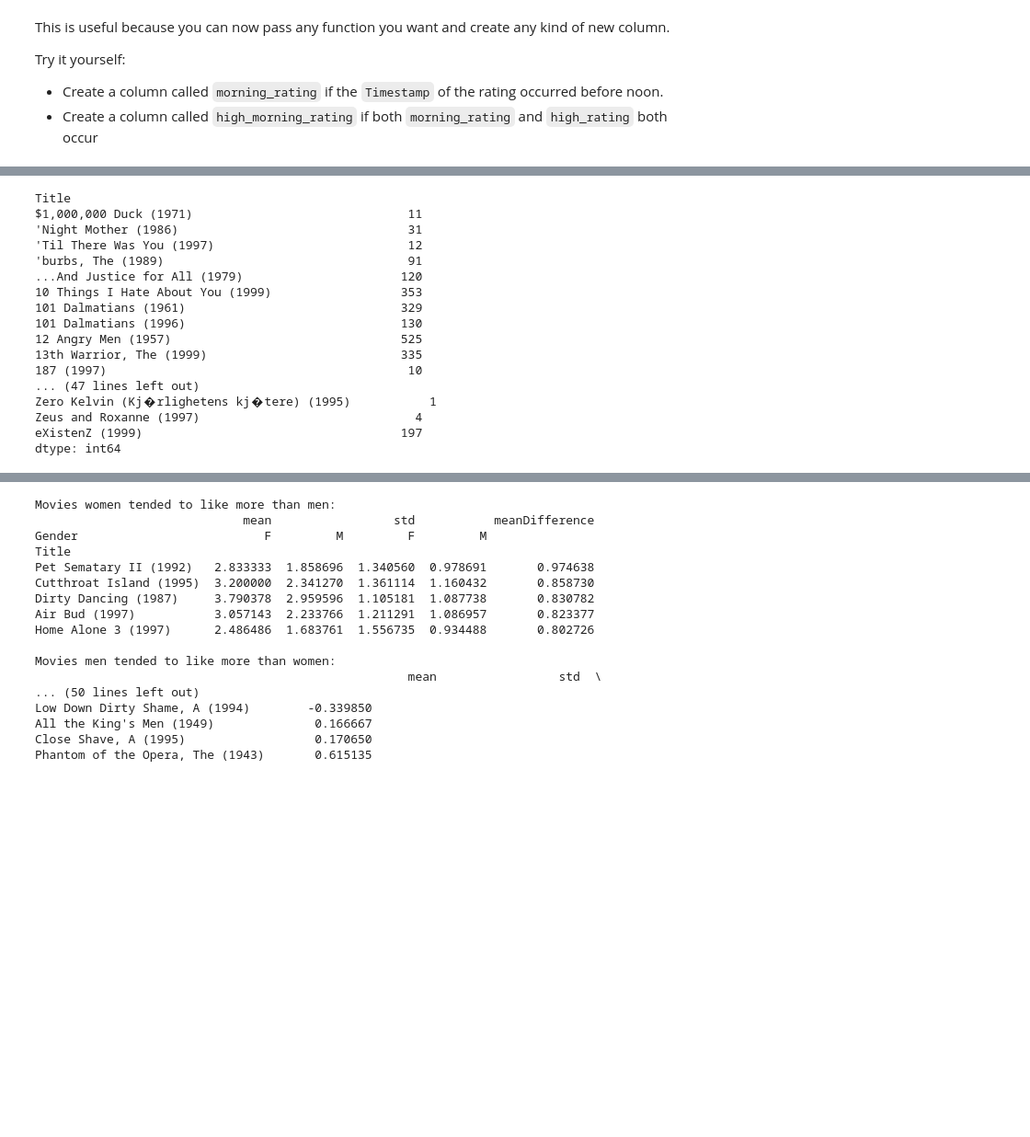
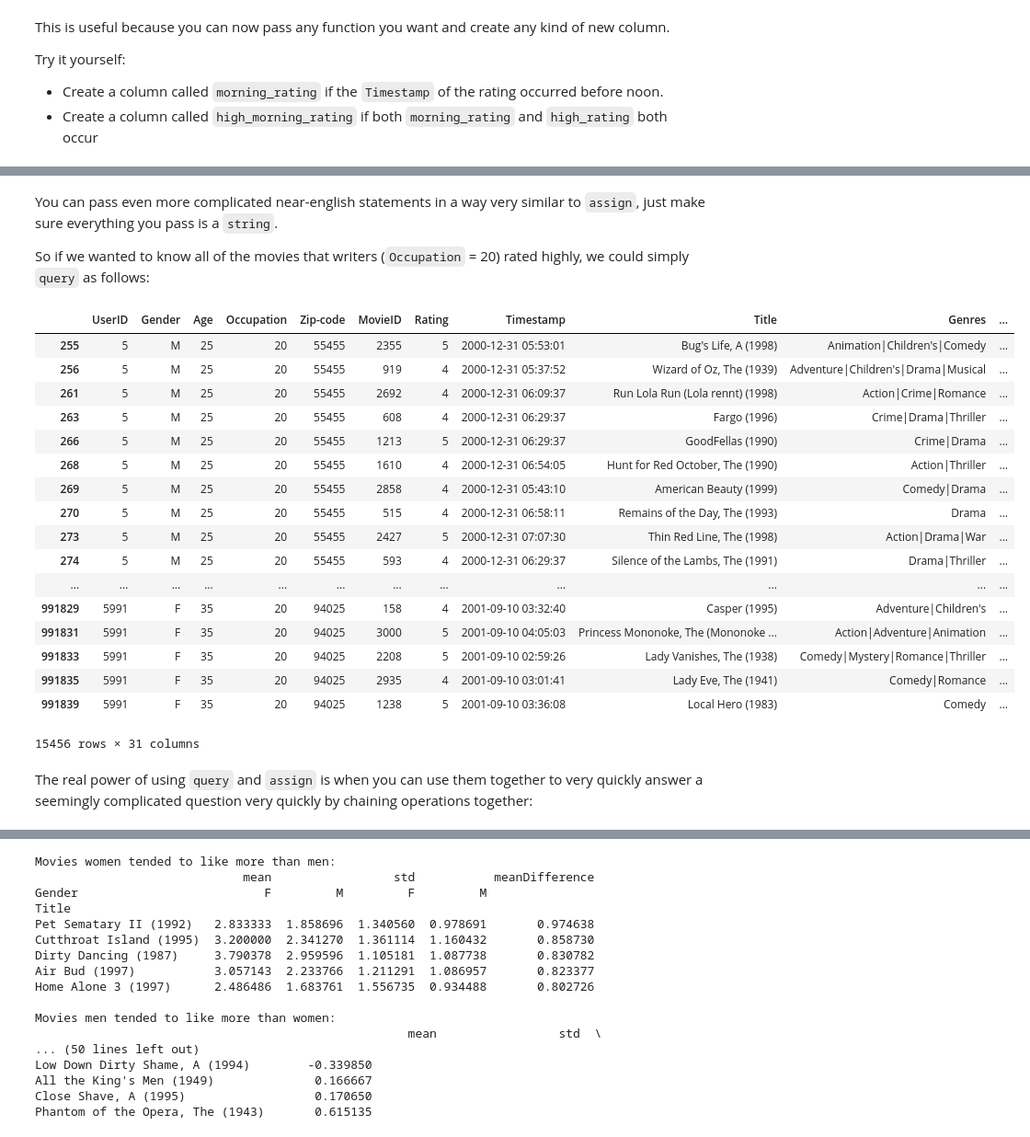
Before and after one commit to learn-co-students/intro-datascience-workshop-dumbo-web-080519, a Jupyter notebook: weekend2/lessons/Lesson 5 - Advanced data manipulation and an intro to ML using Pandas.ipynb, the cells around one changed output, grey strips where cells are left out. Shown: that part at 92% size. Cells and saved outputs as stored; diff of their text form; code cells hidden in the pictures; blank space fills up the shorter version.

```diff
--- a/weekend2/lessons/Lesson 5 - Advanced data manipulation and an intro to ML using Pandas.ipynb
+++ b/weekend2/lessons/Lesson 5 - Advanced data manipulation and an intro to ML using Pandas.ipynb
@@ -86,20 +86,27 @@ data.query("Rating < 2")
-# %%
-data.query("high_rating").groupby("Title").size()
-# %% [output]
-Title
-$1,000,000 Duck (1971)                              11
-'Night Mother (1986)                                31
-'Til There Was You (1997)                           12
-'burbs, The (1989)                                  91
-...And Justice for All (1979)                      120
-10 Things I Hate About You (1999)                  353
-101 Dalmatians (1961)                              329
-101 Dalmatians (1996)                              130
-12 Angry Men (1957)                                525
-13th Warrior, The (1999)                           335
-187 (1997)                                          10
-... (47 lines left out)
-Zero Kelvin (Kj�rlighetens kj�tere) (1995)           1
-Zeus and Roxanne (1997)                              4
-eXistenZ (1999)                                    197
-dtype: int64
+# %% [markdown]
+You can pass even more complicated near-english statements in a way very similar to `assign`, just make sure everything you pass is a `string`.
+
+So if we wanted to know all of the movies that writers (`Occupation` = 20) rated highly, we could simply `query` as follows:
+# %%
+data.query("Occupation == 20 & high_morning_rating")
+# %% [output]
+|  | UserID | Gender | Age | Occupation | Zip-code | MovieID | Rating | Timestamp | Title | Genres | ... |
+| 255 | 5 | M | 25 | 20 | 55455 | 2355 | 5 | 2000-12-31 05:53:01 | Bug's Life, A (1998) | Animation|Children's|Comedy | ... |
+| 256 | 5 | M | 25 | 20 | 55455 | 919 | 4 | 2000-12-31 05:37:52 | Wizard of Oz, The (1939) | Adventure|Children's|Drama|Musical | ... |
+| 261 | 5 | M | 25 | 20 | 55455 | 2692 | 4 | 2000-12-31 06:09:37 | Run Lola Run (Lola rennt) (1998) | Action|Crime|Romance | ... |
+| 263 | 5 | M | 25 | 20 | 55455 | 608 | 4 | 2000-12-31 06:29:37 | Fargo (1996) | Crime|Drama|Thriller | ... |
+| 266 | 5 | M | 25 | 20 | 55455 | 1213 | 5 | 2000-12-31 06:29:37 | GoodFellas (1990) | Crime|Drama | ... |
+| 268 | 5 | M | 25 | 20 | 55455 | 1610 | 4 | 2000-12-31 06:54:05 | Hunt for Red October, The (1990) | Action|Thriller | ... |
+| 269 | 5 | M | 25 | 20 | 55455 | 2858 | 4 | 2000-12-31 05:43:10 | American Beauty (1999) | Comedy|Drama | ... |
+| 270 | 5 | M | 25 | 20 | 55455 | 515 | 4 | 2000-12-31 06:58:11 | Remains of the Day, The (1993) | Drama | ... |
+| 273 | 5 | M | 25 | 20 | 55455 | 2427 | 5 | 2000-12-31 07:07:30 | Thin Red Line, The (1998) | Action|Drama|War | ... |
+| 274 | 5 | M | 25 | 20 | 55455 | 593 | 4 | 2000-12-31 06:29:37 | Silence of the Lambs, The (1991) | Drama|Thriller | ... |
+| ... | ... | ... | ... | ... | ... | ... | ... | ... | ... | ... | ... |
+| 991829 | 5991 | F | 35 | 20 | 94025 | 158 | 4 | 2001-09-10 03:32:40 | Casper (1995) | Adventure|Children's | ... |
+| 991831 | 5991 | F | 35 | 20 | 94025 | 3000 | 5 | 2001-09-10 04:05:03 | Princess Mononoke, The (Mononoke ... | Action|Adventure|Animation | ... |
+| 991833 | 5991 | F | 35 | 20 | 94025 | 2208 | 5 | 2001-09-10 02:59:26 | Lady Vanishes, The (1938) | Comedy|Mystery|Romance|Thriller | ... |
+| 991835 | 5991 | F | 35 | 20 | 94025 | 2935 | 4 | 2001-09-10 03:01:41 | Lady Eve, The (1941) | Comedy|Romance | ... |
+| 991839 | 5991 | F | 35 | 20 | 94025 | 1238 | 5 | 2001-09-10 03:36:08 | Local Hero (1983) | Comedy | ... |
+15456 rows × 31 columns
+# %% [markdown]
+The real power of using `query` and `assign` is when you can use them together to very quickly answer a seemingly complicated question very quickly by chaining operations together:
```
Also changed, not shown: parts of 10 cells of this notebook.
